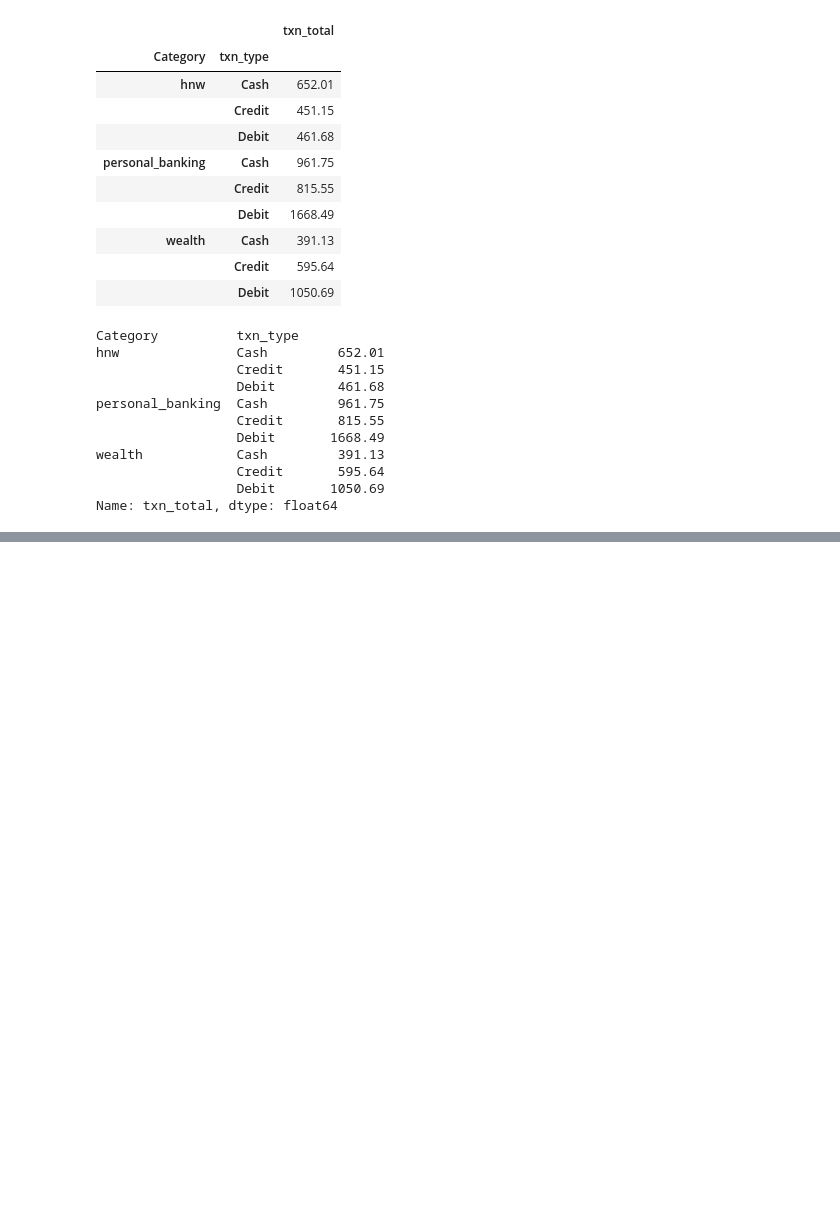
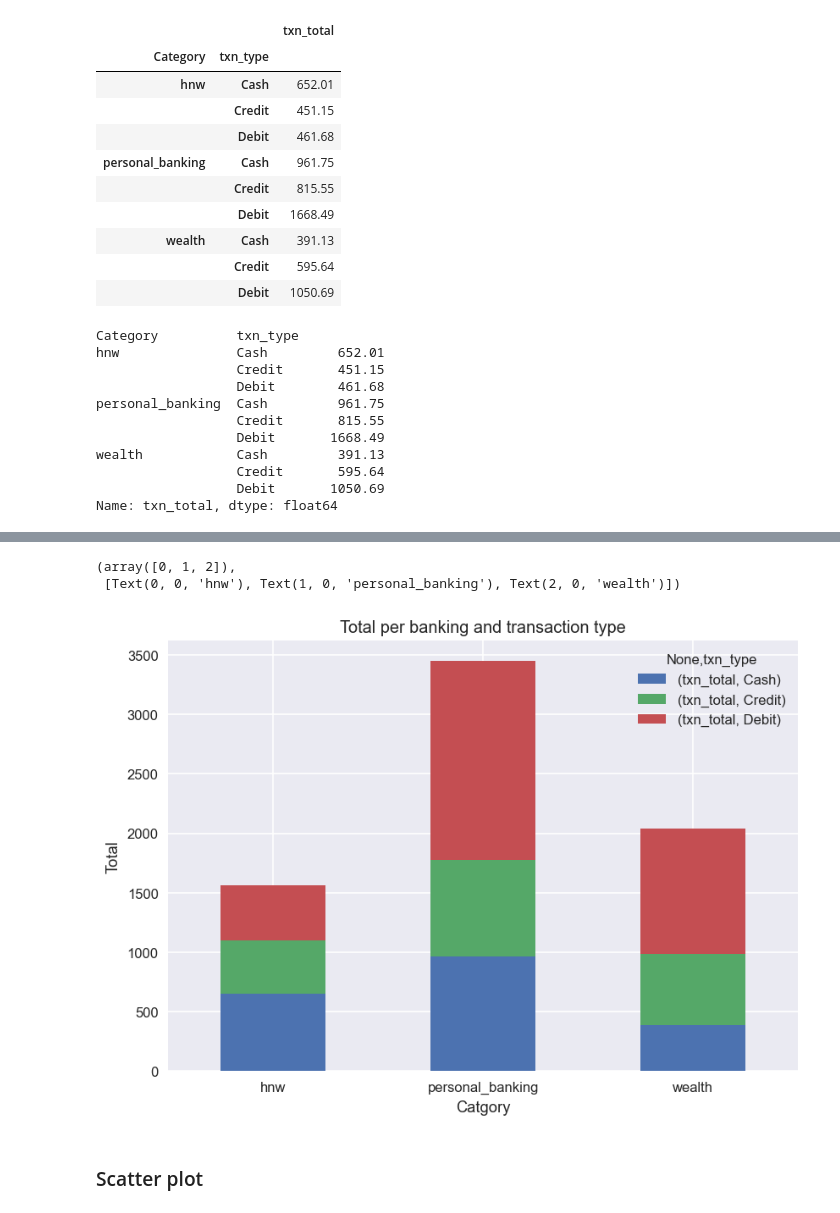
Before and after one commit to acorreal7/AML2103-2, a Jupyter notebook: Lecture-08/Lecture 8.ipynb, the cells around one changed output, grey strips where cells are left out. Cells and saved outputs as stored; diff of their text form; code cells hidden in the pictures; blank space fills up the shorter version.

```diff
--- a/Lecture-08/Lecture 8.ipynb
+++ b/Lecture-08/Lecture 8.ipynb
@@ -315,0 +325,15 @@ Name: txn_total, dtype: float64
+# %%
+df.groupby(by=['Category', 'txn_type']) \
+    .agg({ 'txn_total': 'sum' }) \
+    .unstack('txn_type') \
+    .plot(kind='bar', stacked=True)
+plt.title('Total per banking and transaction type')
+plt.xlabel('Catgory')
+plt.ylabel('Total')
+plt.xticks(rotation=0)
+# %% [output]
+(array([0, 1, 2]),
+ [Text(0, 0, 'hnw'), Text(1, 0, 'personal_banking'), Text(2, 0, 'wealth')])
+[figure, added]
+# %% [markdown]
+### Scatter plot
```
Also changed, not shown: parts of 17 cells of this notebook.
